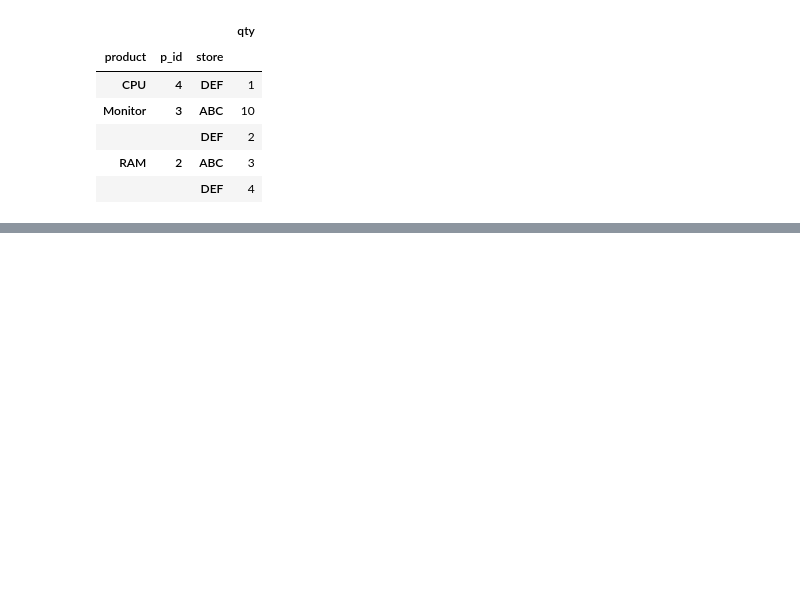
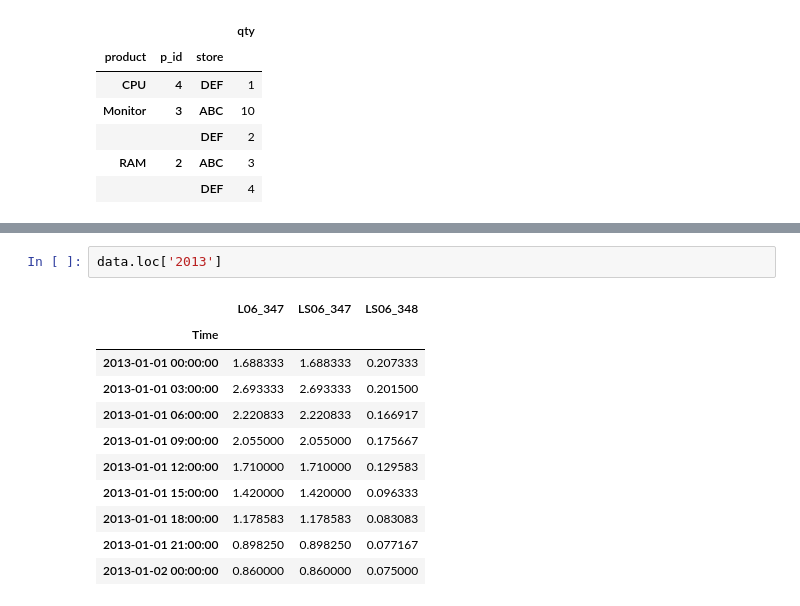
Before and after one commit to vinhuy2002/python-course, a Jupyter notebook: Chap6/Lab6.ipynb, the cells around one changed output, grey strips where cells are left out. Drawn from its saved outputs; the diff is of its cells as text; blank space fills up the shorter version.

```diff
--- a/Chap6/Lab6.ipynb
+++ b/Chap6/Lab6.ipynb
@@ -597,0 +655,14 @@ AttributeError: module 'pandas' has no attribute 'join'
+# %%
+data.loc['2013']
+# %% [output]
+|  | L06_347 | LS06_347 | LS06_348 |
+| Time |  |  |  |
+| 2013-01-01 00:00:00 | 1.688333 | 1.688333 | 0.207333 |
+| 2013-01-01 03:00:00 | 2.693333 | 2.693333 | 0.201500 |
+| 2013-01-01 06:00:00 | 2.220833 | 2.220833 | 0.166917 |
+| 2013-01-01 09:00:00 | 2.055000 | 2.055000 | 0.175667 |
+| 2013-01-01 12:00:00 | 1.710000 | 1.710000 | 0.129583 |
+| 2013-01-01 15:00:00 | 1.420000 | 1.420000 | 0.096333 |
+| 2013-01-01 18:00:00 | 1.178583 | 1.178583 | 0.083083 |
+| 2013-01-01 21:00:00 | 0.898250 | 0.898250 | 0.077167 |
+| 2013-01-02 00:00:00 | 0.860000 | 0.860000 | 0.075000 |
```
Also changed, not shown: parts of 12 cells of this notebook, 9 other files.
